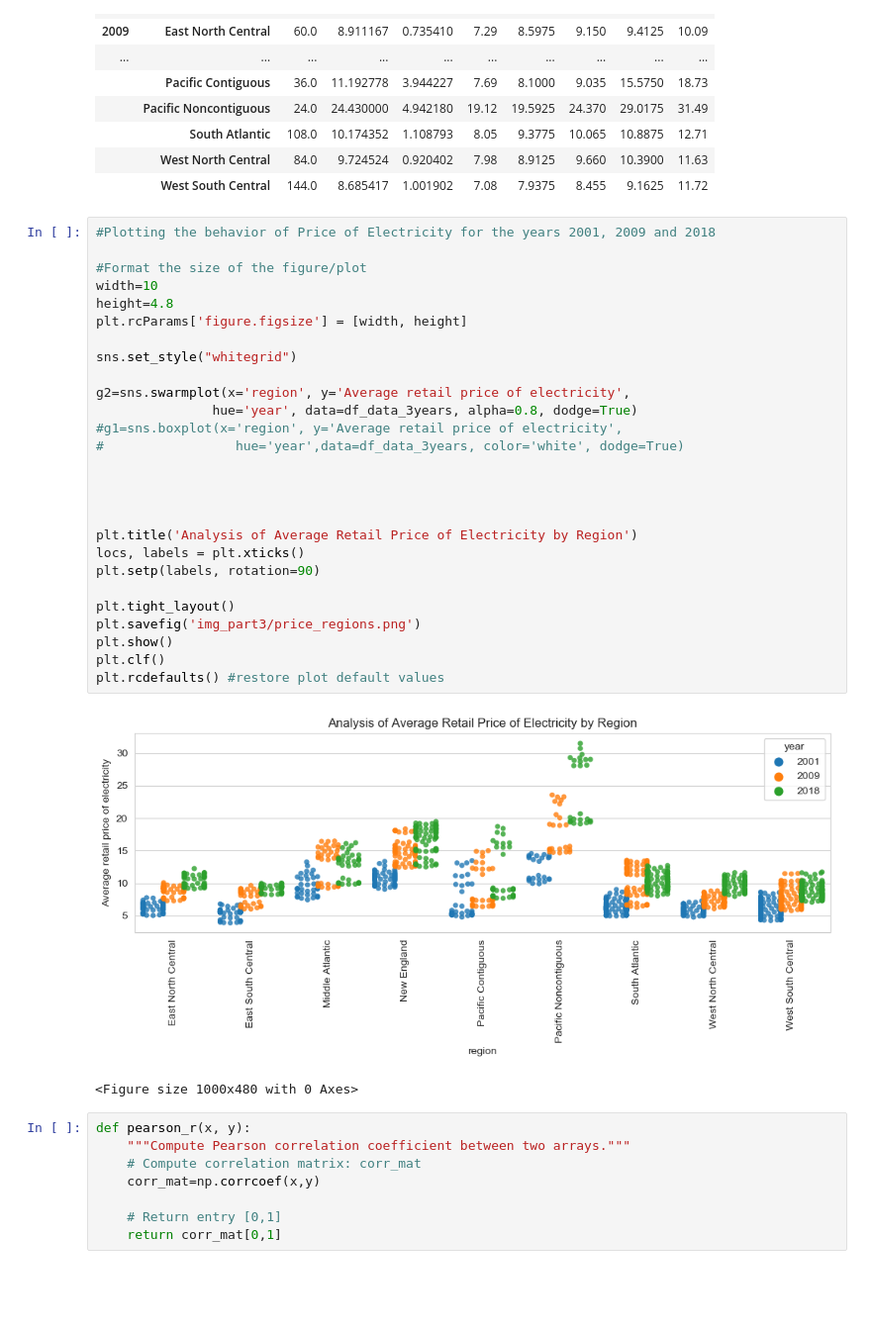
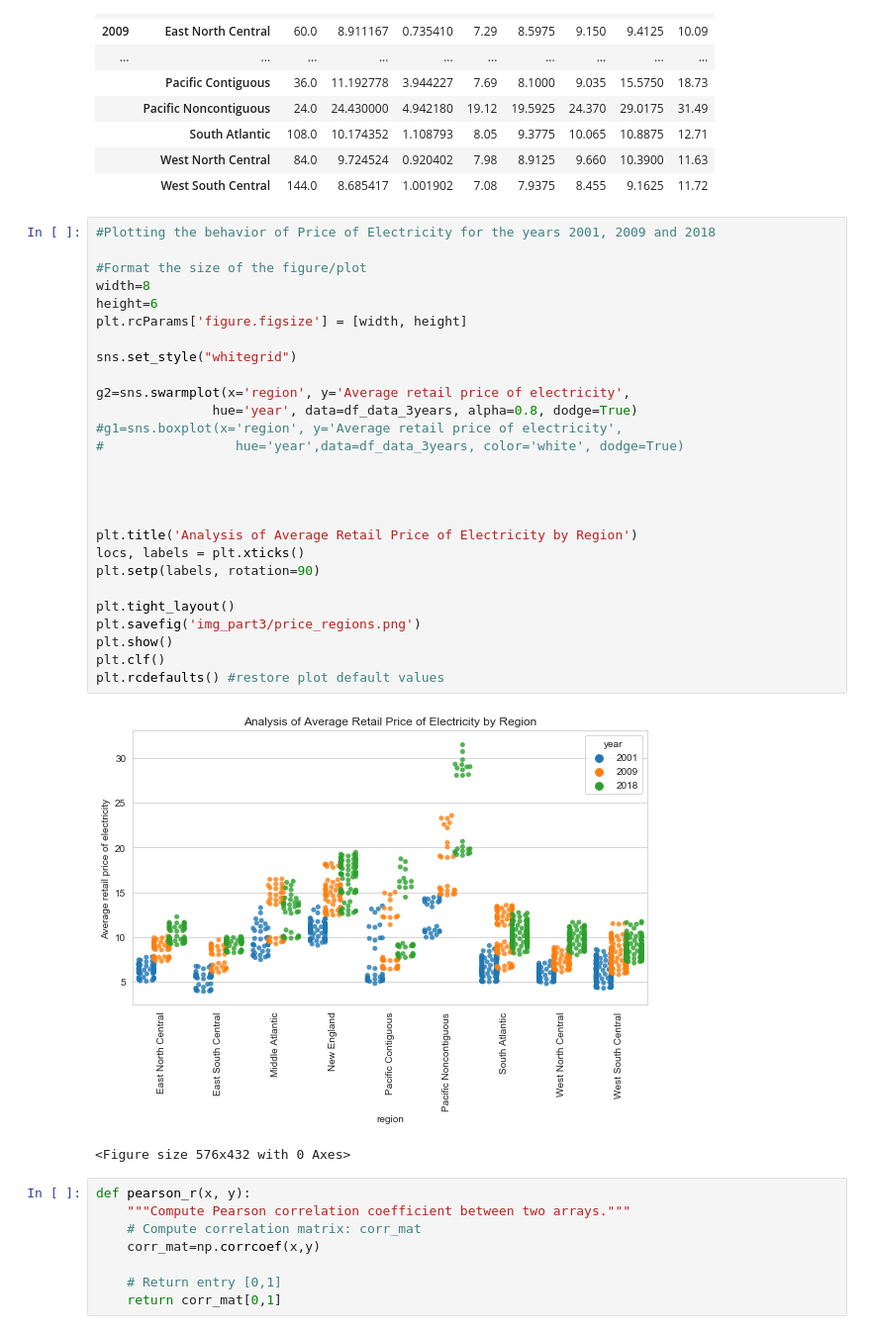
Before and after one commit to megiza/First_CapstoneProject, a Jupyter notebook: Project1_Part3.ipynb, the cells around one changed output. Shown: that part at 99% size. Saved outputs shown, nothing was run; the diff lists cells and outputs as text; blank space fills up the shorter version.

Commit message:
formatting figures

```diff
--- a/Project1_Part3.ipynb
+++ b/Project1_Part3.ipynb
@@ -167,33 +140,33 @@ df_describe_3years
 # %%
 #Plotting the behavior of Price of Electricity for the years 2001, 2009 and 2018
 
 #Format the size of the figure/plot
-width=10
-height=4.8
+width=8
+height=6
 plt.rcParams['figure.figsize'] = [width, height]
 
 sns.set_style("whitegrid")
 
 g2=sns.swarmplot(x='region', y='Average retail price of electricity',
                hue='year', data=df_data_3years, alpha=0.8, dodge=True)
 #g1=sns.boxplot(x='region', y='Average retail price of electricity',
 #                 hue='year',data=df_data_3years, color='white', dodge=True)
 
 
 
 
 plt.title('Analysis of Average Retail Price of Electricity by Region')
 locs, labels = plt.xticks()
 plt.setp(labels, rotation=90)
 
 plt.tight_layout()
 plt.savefig('img_part3/price_regions.png')
 plt.show()
 plt.clf()
 plt.rcdefaults() #restore plot default values
 # %% [output]
-[figure, old version]
+[figure, new version]
-<Figure size 1000x480 with 0 Axes>
+<Figure size 576x432 with 0 Axes>
 # %%
 def pearson_r(x, y):
     """Compute Pearson correlation coefficient between two arrays."""
```
Also changed, not shown: parts of 10 cells of this notebook, 3 other files.
